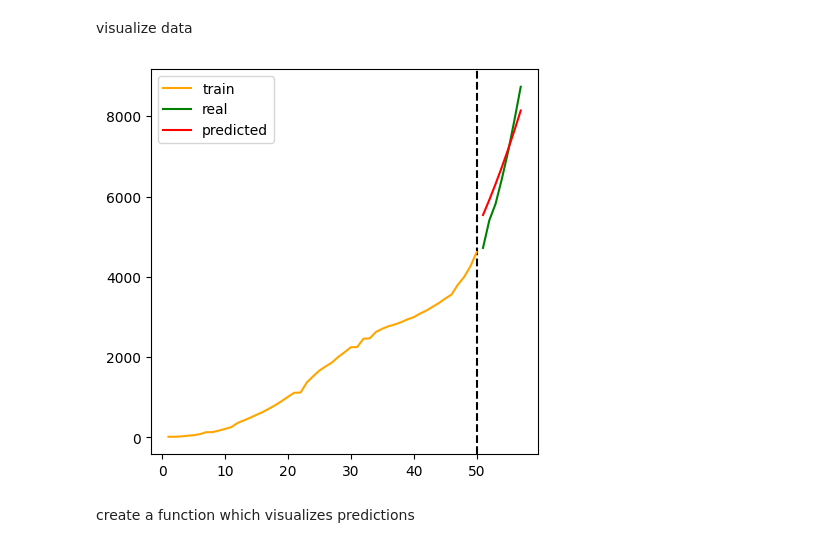
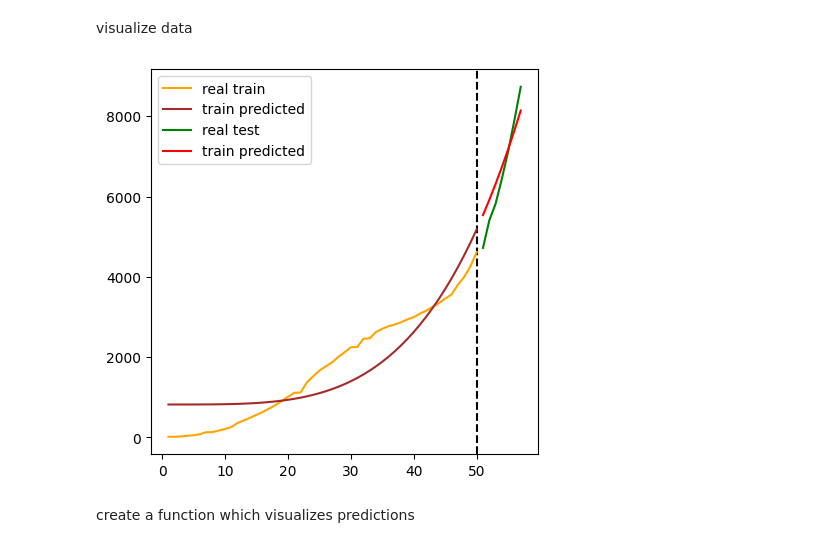
Before and after one commit to yaqubluofficial/Data_Science_ML, a Jupyter notebook: Linear Regression model ( Covid 19 dataset).ipynb, the cells around one changed output. Saved outputs shown, nothing was run; the diff lists cells and outputs as text; code cells hidden in the pictures.

```diff
--- a/Linear Regression model ( Covid 19 dataset).ipynb
+++ b/Linear Regression model ( Covid 19 dataset).ipynb
@@ -564,15 +564,16 @@ visualize data
 # %%
 plt.figure(figsize=(5,5))
 plt.axvline(50, linestyle='--',color='black')
-plt.plot(x_train, y_train, label='train', color='orange')
-plt.plot(x_test, y_test, label='real', color='green')
-plt.plot(x_test, y_pred, label='predicted', color='red')
+plt.plot(x_train, y_train, label='real train', color='orange')
+plt.plot(x_train, y_pred_train, label='train predicted', color='brown')
+plt.plot(x_test, y_test, label='real test', color='green')
+plt.plot(x_test, y_pred, label='train predicted', color='red')
 
 
 plt.legend()
 plt.show()
 # %% [output]
-[figure, old version]
+[figure, new version]
 # %% [markdown]
 create a function which visualizes predictions
 # %%
```
Also changed, not shown: parts of 13 cells of this notebook.
